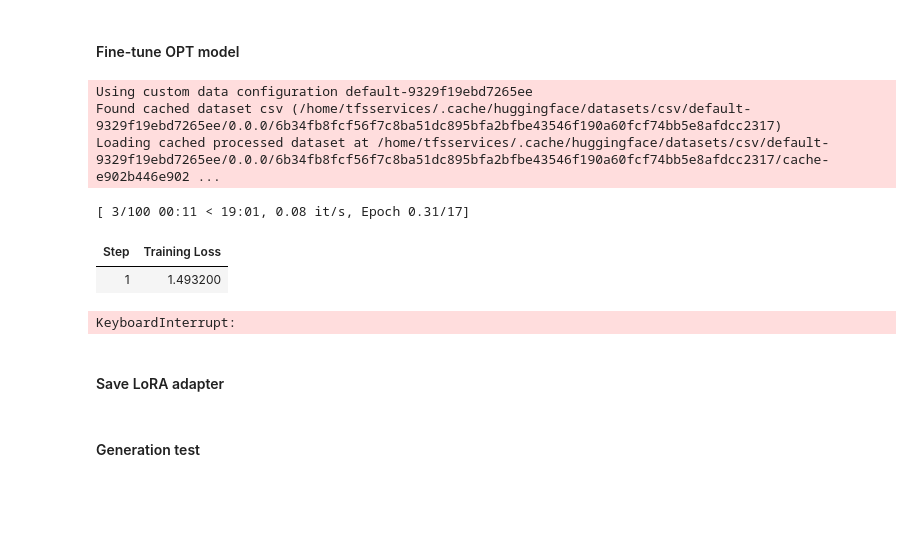
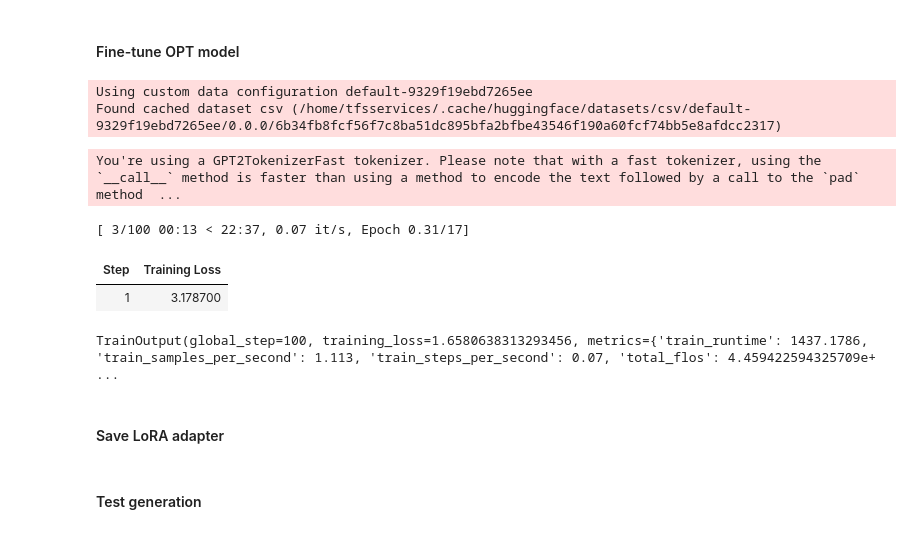
Before and after one commit to aslamovyura/nlp_course, a Jupyter notebook: LLM/opt_ft_marketing.ipynb, the cells around one changed output. Cells and saved outputs as stored; diff of their text form; code cells hidden in the pictures; blank space fills up the shorter version.

```diff
--- a/LLM/opt_ft_marketing.ipynb
+++ b/LLM/opt_ft_marketing.ipynb
@@ -41,7 +41,9 @@ import bitsandbytes as bnb
 from transformers import AutoTokenizer, AutoConfig, AutoModelForCausalLM
 
 CACHE_DIR = '/media/tfsservices/DATA/NLP/cache/'
-MODEL_NAME = "facebook/opt-6.7b"
+# MODEL_NAME = "facebook/opt-6.7b"
+# MODEL_NAME = "facebook/opt-13b"
+MODEL_NAME = "facebook/opt-30b"
 
 model = AutoModelForCausalLM.from_pretrained(
     MODEL_NAME,
@@ -170,32 +187,32 @@ dataset = dataset.map(lambda samples: tokenizer(samples['text']), batched=True)
 # %% [output]
 Using custom data configuration default-9329f19ebd7265ee
 Found cached dataset csv (/home/tfsservices/.cache/huggingface/datasets/csv/default-9329f19ebd7265ee/0.0.0/6b34fb8fcf56f7c8ba51dc895bfa2bfbe43546f190a60fcf74bb5e8afdcc2317)
-Loading cached processed dataset at /home/tfsservices/.cache/huggingface/datasets/csv/default-9329f19ebd7265ee/0.0.0/6b34fb8fcf56f7c8ba51dc895bfa2bfbe43546f190a60fcf74bb5e8afdcc2317/cache-e902b446e902 ...
 # %%
 import transformers
 
 trainer = transformers.Trainer(
     model=model,
     train_dataset=dataset['train'],
     args=transformers.TrainingArguments(
         per_device_train_batch_size=4,
         gradient_accumulation_steps=4,
         warmup_steps=10,
         max_steps=100,
         learning_rate=2e-4,
         fp16=True,
         logging_steps=1,
-        output_dir='outputs_marketing',
-        save_steps=100),
+        output_dir='outputs_marketing'),
+        # save_steps=100),
     data_collator=transformers.DataCollatorForLanguageModeling(tokenizer, mlm=False)
 )
 
 model.config.use_cache = False  # silence the warnings. Please re-enable for inference!
 trainer.train()
 # %% [output]
-[ 3/100 00:11 < 19:01, 0.08 it/s, Epoch 0.31/17]
+You're using a GPT2TokenizerFast tokenizer. Please note that with a fast tokenizer, using the `__call__` method is faster than using a method to encode the text followed by a call to the `pad` method  ...
+[ 3/100 00:13 < 22:37, 0.07 it/s, Epoch 0.31/17]
 | Step | Training Loss |
-| 1 | 1.493200 |
+| 1 | 3.178700 |
-KeyboardInterrupt:
+TrainOutput(global_step=100, training_loss=1.6580638313293456, metrics={'train_runtime': 1437.1786, 'train_samples_per_second': 1.113, 'train_steps_per_second': 0.07, 'total_flos': 4.459422594325709e+ ...
 # %% [markdown]
 #### Save LoRA adapter
@@ -204,2 +218,0 @@ model.save_pretrained("lora_adapters")
-# %% [markdown]
-#### Generation test
@@ -206,3 +224,5 @@ model.save_pretrained("lora_adapters")
+# %% [markdown]
+#### Test generation
 # %%
 generate_marketing()
 # %% [output]
```
Also changed, not shown: parts of 13 cells of this notebook, 2 other files.
